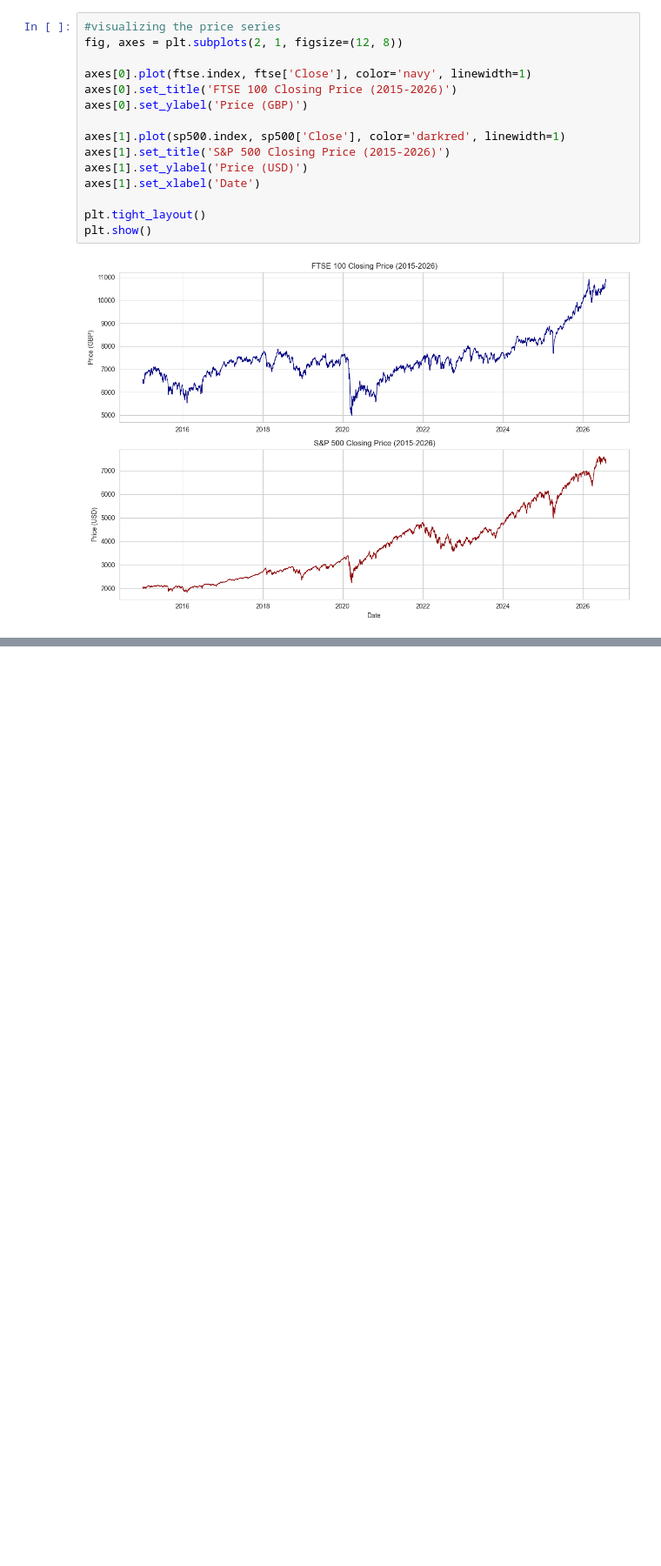
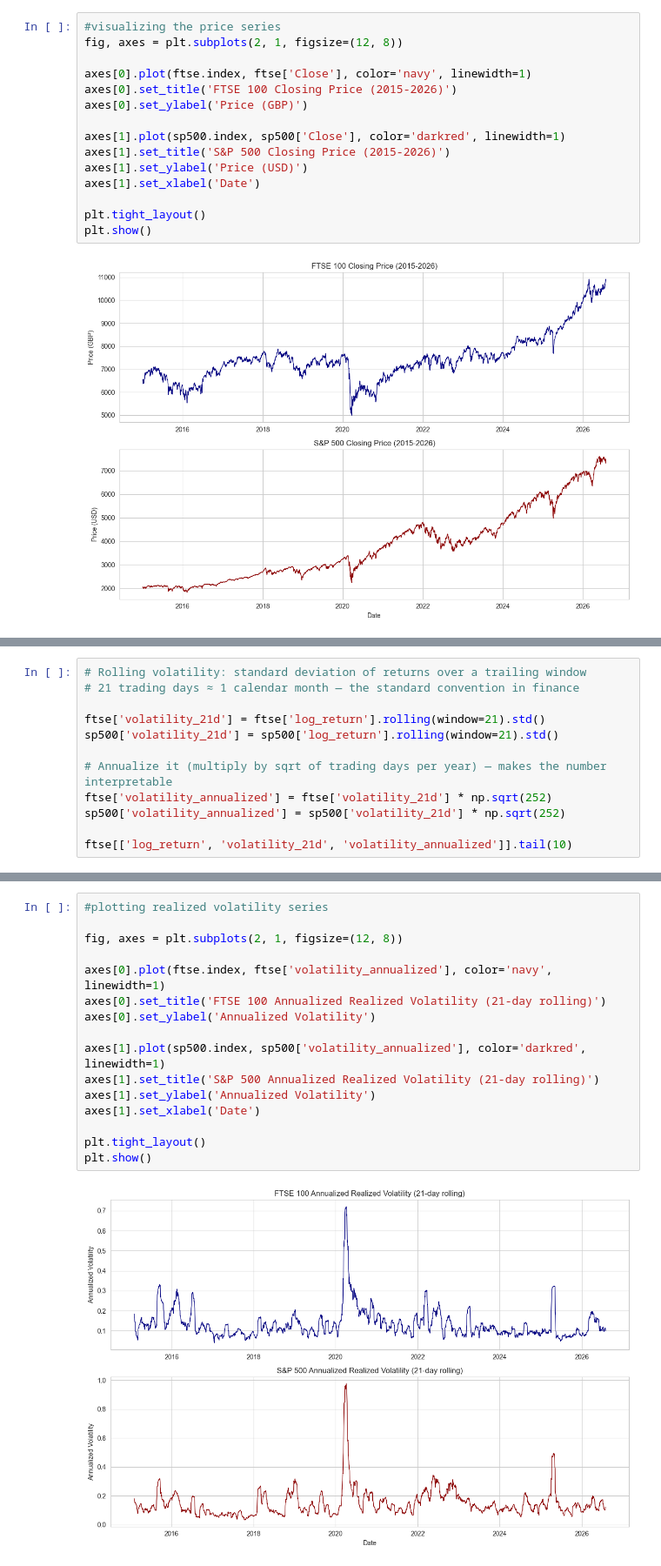
Before and after one commit to MenadiX/volatility-forecasting, a Jupyter notebook: 01_data_collection.ipynb, the cells around one changed output, grey strips where cells are left out. Shown at 87% size. Drawn from its saved outputs; the diff is of its cells as text; blank space fills up the shorter version.

```diff
--- a/01_data_collection.ipynb
+++ b/01_data_collection.ipynb
@@ -96,0 +133,12 @@ plt.show()
+# %%
+# Rolling volatility: standard deviation of returns over a trailing window
+# 21 trading days ≈ 1 calendar month — the standard convention in finance
+
+ftse['volatility_21d'] = ftse['log_return'].rolling(window=21).std()
+sp500['volatility_21d'] = sp500['log_return'].rolling(window=21).std()
+
+# Annualize it (multiply by sqrt of trading days per year) — makes the number interpretable
+ftse['volatility_annualized'] = ftse['volatility_21d'] * np.sqrt(252)
+sp500['volatility_annualized'] = sp500['volatility_21d'] * np.sqrt(252)
+
+ftse[['log_return', 'volatility_21d', 'volatility_annualized']].tail(10)
@@ -96,0 +158,18 @@ plt.show()
+# %%
+#plotting realized volatility series
+
+fig, axes = plt.subplots(2, 1, figsize=(12, 8))
+
+axes[0].plot(ftse.index, ftse['volatility_annualized'], color='navy', linewidth=1)
+axes[0].set_title('FTSE 100 Annualized Realized Volatility (21-day rolling)')
+axes[0].set_ylabel('Annualized Volatility')
+
+axes[1].plot(sp500.index, sp500['volatility_annualized'], color='darkred', linewidth=1)
+axes[1].set_title('S&P 500 Annualized Realized Volatility (21-day rolling)')
+axes[1].set_ylabel('Annualized Volatility')
+axes[1].set_xlabel('Date')
+
+plt.tight_layout()
+plt.show()
+# %% [output]
+[figure, added]
```
Also changed, not shown: parts of 5 cells of this notebook, 2 other files.
